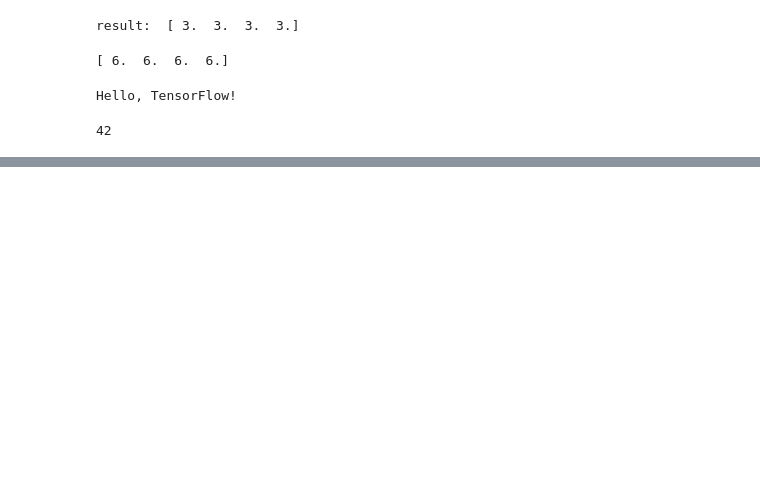
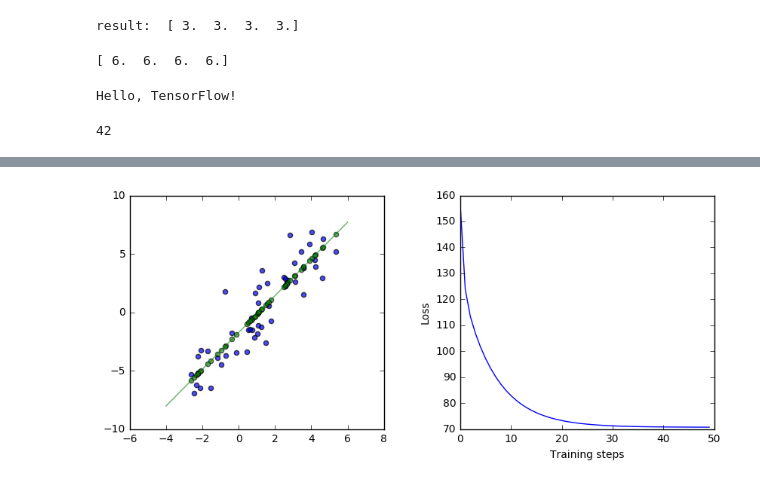
Before and after one commit to vikramlance/Kaggle, a Jupyter notebook: TensorFlow Hands-On/tensorflow+test.ipynb, the cells around one changed output, grey strips where cells are left out. Drawn from its saved outputs; the diff is of its cells as text; code cells hidden in the pictures; blank space fills up the shorter version.

```diff
--- a/TensorFlow Hands-On/tensorflow+test.ipynb
+++ b/TensorFlow Hands-On/tensorflow+test.ipynb
@@ -38,0 +47,56 @@ print(sess.run(a + b))
+# %%
+#@test {"output": "ignore"}
+import tensorflow as tf
+import numpy as np
+import matplotlib.pyplot as plt
+
+%matplotlib inline
+
+# Set up the data with a noisy linear relationship between X and Y.
+num_examples = 50
+X = np.array([np.linspace(-2, 4, num_examples), np.linspace(-6, 6, num_examples)])
+X += np.random.randn(2, num_examples)
+x, y = X
+x_with_bias = np.array([(1., a) for a in x]).astype(np.float32)
+
+losses = []
+training_steps = 50
+learning_rate = 0.002
+
+with tf.Session() as sess:
+    # Set up all the tensors, variables, and operations.
+    input = tf.constant(x_with_bias)
+    target = tf.constant(np.transpose([y]).astype(np.float32))
+    weights = tf.Variable(tf.random_normal([2, 1], 0, 0.1))
+
+    tf.global_variables_initializer().run()
+
+    yhat = tf.matmul(input, weights)
+    yerror = tf.sub(yhat, target)
+    loss = tf.nn.l2_loss(yerror)
+
+    update_weights = tf.train.GradientDescentOptimizer(learning_rate).minimize(loss)
+
+    for _ in range(training_steps):
+        # Repeatedly run the operations, updating the TensorFlow variable.
+        update_weights.run()
+        losses.append(loss.eval())
+
+    # Training is done, get the final values for the graphs
+    betas = weights.eval()
+    yhat = yhat.eval()
+
+# Show the fit and the loss over time.
+fig, (ax1, ax2) = plt.subplots(1, 2)
+plt.subplots_adjust(wspace=.3)
+fig.set_size_inches(10, 4)
+ax1.scatter(x, y, alpha=.7)
+ax1.scatter(x, np.transpose(yhat)[0], c="g", alpha=.6)
+line_x_range = (-4, 6)
+ax1.plot(line_x_range, [betas[0] + a * betas[1] for a in line_x_range], "g", alpha=0.6)
+ax2.plot(range(0, training_steps), losses)
+ax2.set_ylabel("Loss")
+ax2.set_xlabel("Training steps")
+plt.show()
+# %% [output]
+[figure, added]
```
Also changed, not shown: parts of 1 cell of this notebook.
